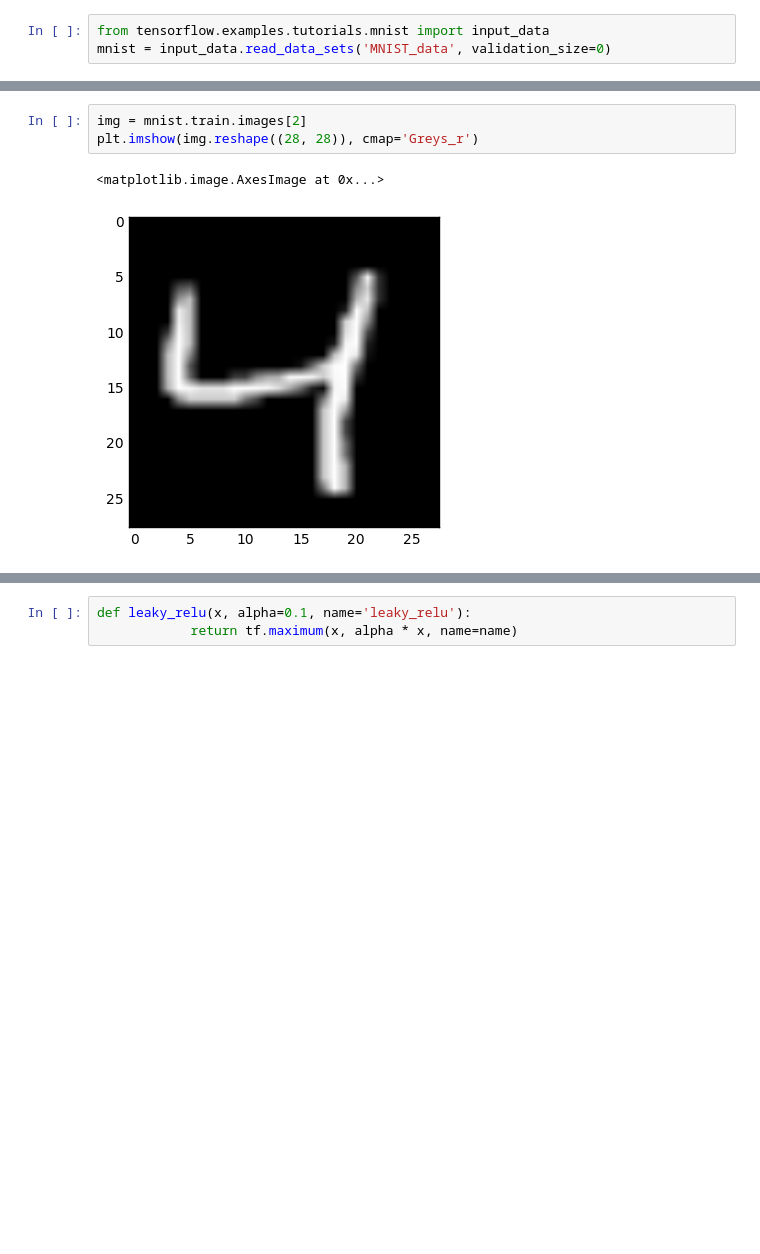
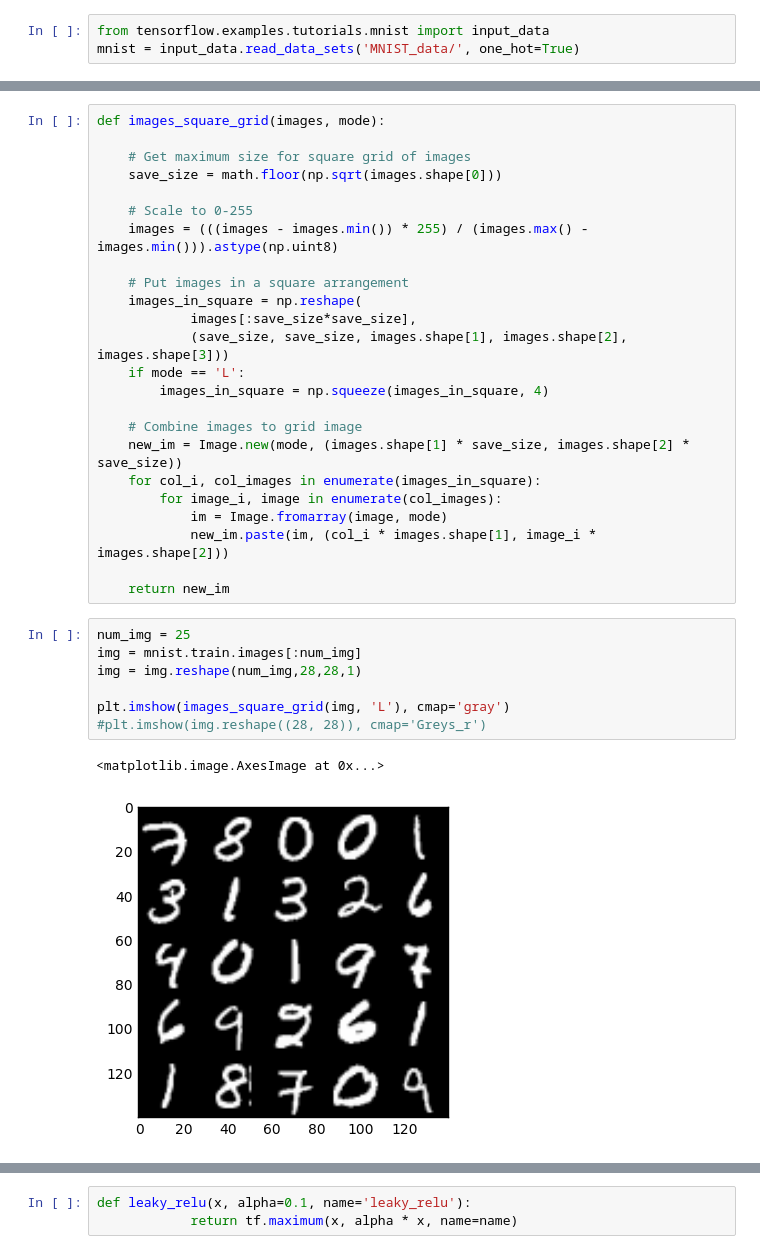
Before and after one commit to drburke/tensorflow, a Jupyter notebook: SENs/SENs_MNIST.ipynb, the cells around one changed output, grey strips where cells are left out. Saved outputs shown, nothing was run; the diff lists cells and outputs as text; blank space fills up the shorter version.

```diff
--- a/SENs/SENs_MNIST.ipynb
+++ b/SENs/SENs_MNIST.ipynb
@@ -13,5 +15,5 @@ os.environ["CUDA_DEVICE_ORDER"]="PCI_BUS_ID"   # see issue #152
 os.environ["CUDA_VISIBLE_DEVICES"]="1"
 # %%
 from tensorflow.examples.tutorials.mnist import input_data
-mnist = input_data.read_data_sets('MNIST_data', validation_size=0)
+mnist = input_data.read_data_sets('MNIST_data/', one_hot=True)
 # %% [output]
@@ -26,9 +24,37 @@ Extracting MNIST_data\t10k-labels-idx1-ubyte.gz
+# %%
+def images_square_grid(images, mode):
+
+    # Get maximum size for square grid of images
+    save_size = math.floor(np.sqrt(images.shape[0]))
+
+    # Scale to 0-255
+    images = (((images - images.min()) * 255) / (images.max() - images.min())).astype(np.uint8)
+
+    # Put images in a square arrangement
+    images_in_square = np.reshape(
+            images[:save_size*save_size],
+            (save_size, save_size, images.shape[1], images.shape[2], images.shape[3]))
+    if mode == 'L':
+        images_in_square = np.squeeze(images_in_square, 4)
+
+    # Combine images to grid image
+    new_im = Image.new(mode, (images.shape[1] * save_size, images.shape[2] * save_size))
+    for col_i, col_images in enumerate(images_in_square):
+        for image_i, image in enumerate(col_images):
+            im = Image.fromarray(image, mode)
+            new_im.paste(im, (col_i * images.shape[1], image_i * images.shape[2]))
+
+    return new_im
 # %%
-img = mnist.train.images[2]
-plt.imshow(img.reshape((28, 28)), cmap='Greys_r')
+num_img = 25
+img = mnist.train.images[:num_img]
+img = img.reshape(num_img,28,28,1)
+
+plt.imshow(images_square_grid(img, 'L'), cmap='gray')
+#plt.imshow(img.reshape((28, 28)), cmap='Greys_r')
 # %% [output]
 <matplotlib.image.AxesImage at 0x...>
-[figure, old version]
+[figure, new version]
 # %%
 # Create the model inputs
 def model_inputs(image_width, image_height, image_channels, embedded_dim):
```
Also changed, not shown: parts of 11 cells of this notebook.
